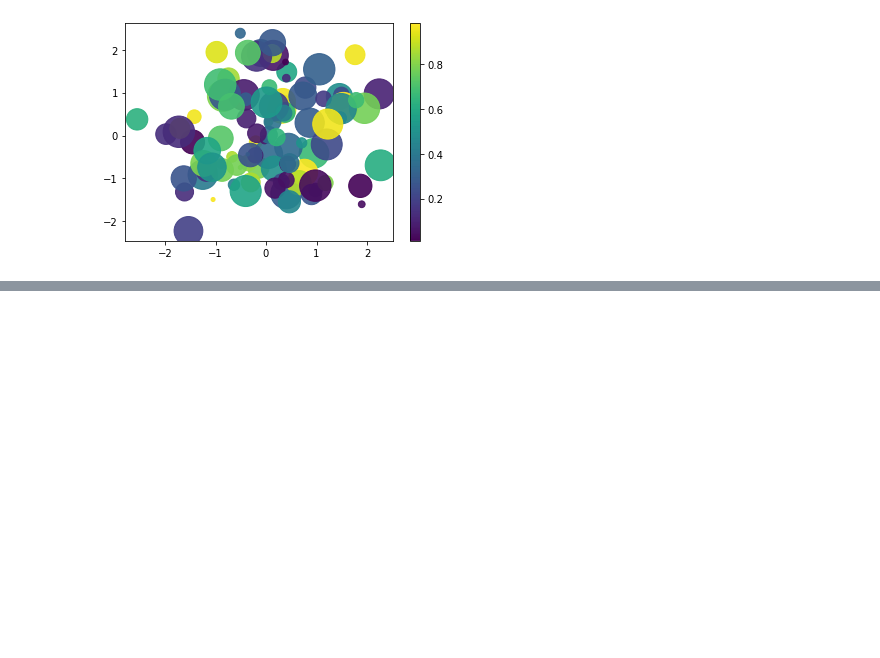
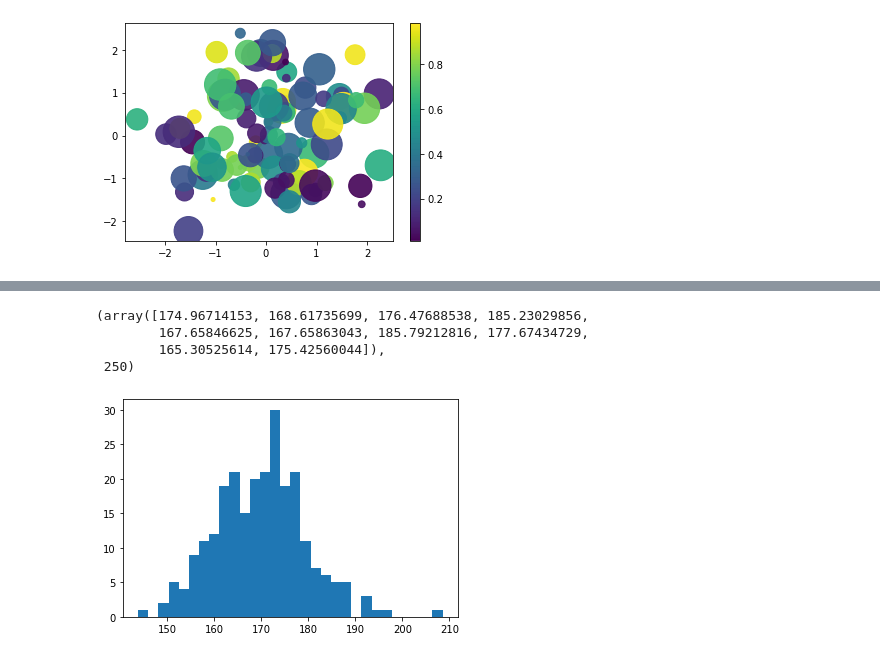
Before and after one commit to phungminhhieu1206/StudyAI, a Jupyter notebook: PyDataScience/Matplotlib/Matplotlib_CodeX.ipynb, the cells around one changed output, grey strips where cells are left out. Saved outputs shown, nothing was run; the diff lists cells and outputs as text; code cells hidden in the pictures; blank space fills up the shorter version.

```diff
--- a/PyDataScience/Matplotlib/Matplotlib_CodeX.ipynb
+++ b/PyDataScience/Matplotlib/Matplotlib_CodeX.ipynb
@@ -154,0 +180,19 @@ fig.colorbar(chart1);
+# %%
+# Prepare data
+np.random.seed(42)
+# phân phối normal(gtri trung bình, độ lệch chuẩn, số lượng random)
+student_height = np.random.normal(170, 10, 250)
+student_height[:10], len(student_height)
+
+# Không biết có bao nhiêu bạn trên 170cm ?
+# %% [output]
+(array([174.96714153, 168.61735699, 176.47688538, 185.23029856,
+        167.65846625, 167.65863043, 185.79212816, 177.67434729,
+        165.30525614, 175.42560044]),
+ 250)
+# %%
+#pyplot API
+
+plt.hist(student_height, bins=30); # bins để chia nhỏ khoảng trên trục x
+# %% [output]
+[figure, added]
```
Also changed, not shown: parts of 10 cells of this notebook, 3 other files.
